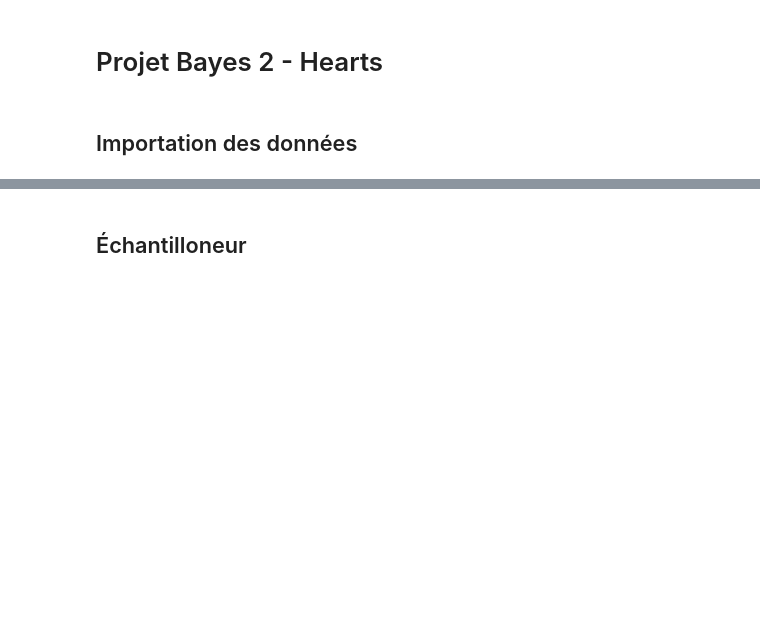
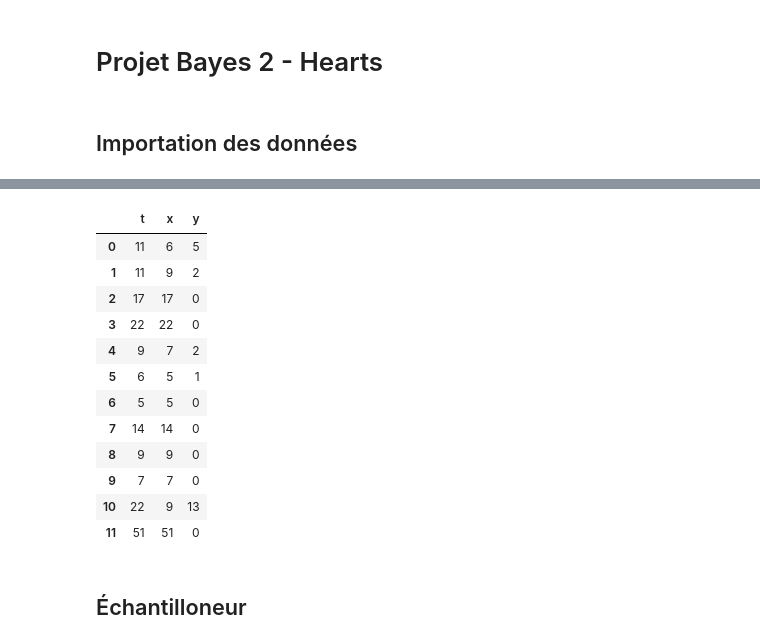
Before and after one commit to vise-odoo/bayes-project-2, a Jupyter notebook: Python version/main.ipynb, the cells around one changed output, grey strips where cells are left out. Cells and saved outputs as stored; diff of their text form; code cells hidden in the pictures; blank space fills up the shorter version.

```diff
--- a/Python version/main.ipynb
+++ b/Python version/main.ipynb
@@ -29,2 +18,20 @@ data
+# %%
+data = pd.read_csv(path)
+data = data.iloc[:, 1:] # on enlève la première colonne puisqu'elle contient juste les indices
+data
+# %% [output]
+|  | t | x | y |
+| 0 | 11 | 6 | 5 |
+| 1 | 11 | 9 | 2 |
+| 2 | 17 | 17 | 0 |
+| 3 | 22 | 22 | 0 |
+| 4 | 9 | 7 | 2 |
+| 5 | 6 | 5 | 1 |
+| 6 | 5 | 5 | 0 |
+| 7 | 14 | 14 | 0 |
+| 8 | 9 | 9 | 0 |
+| 9 | 7 | 7 | 0 |
+| 10 | 22 | 9 | 13 |
+| 11 | 51 | 51 | 0 |
 # %% [markdown]
 ## Échantilloneur
```
Also changed, not shown: parts of 19 cells of this notebook, 1 other file.
